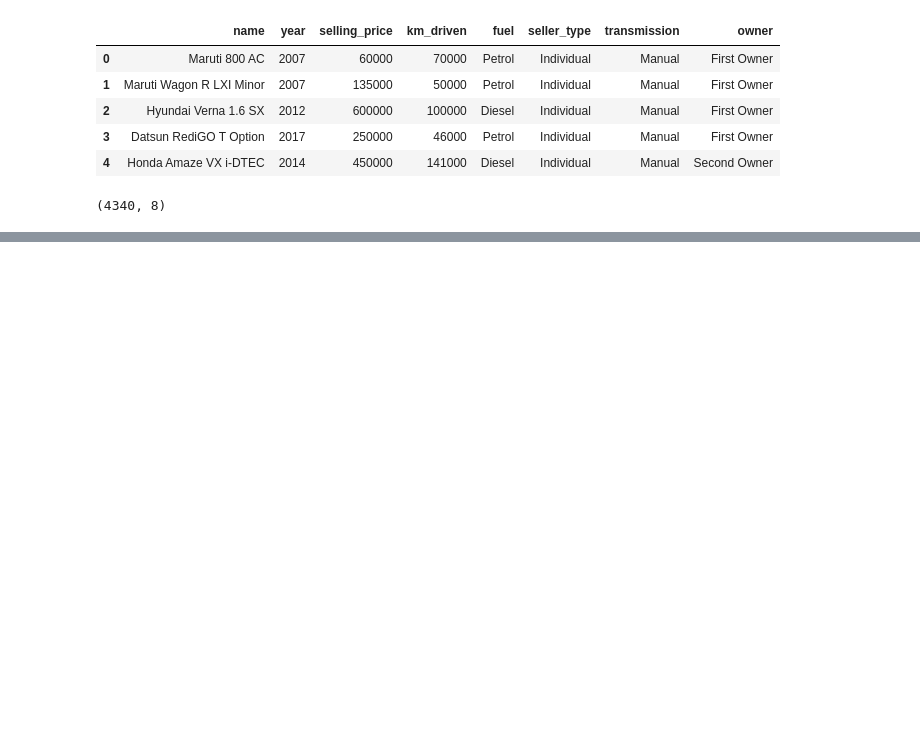
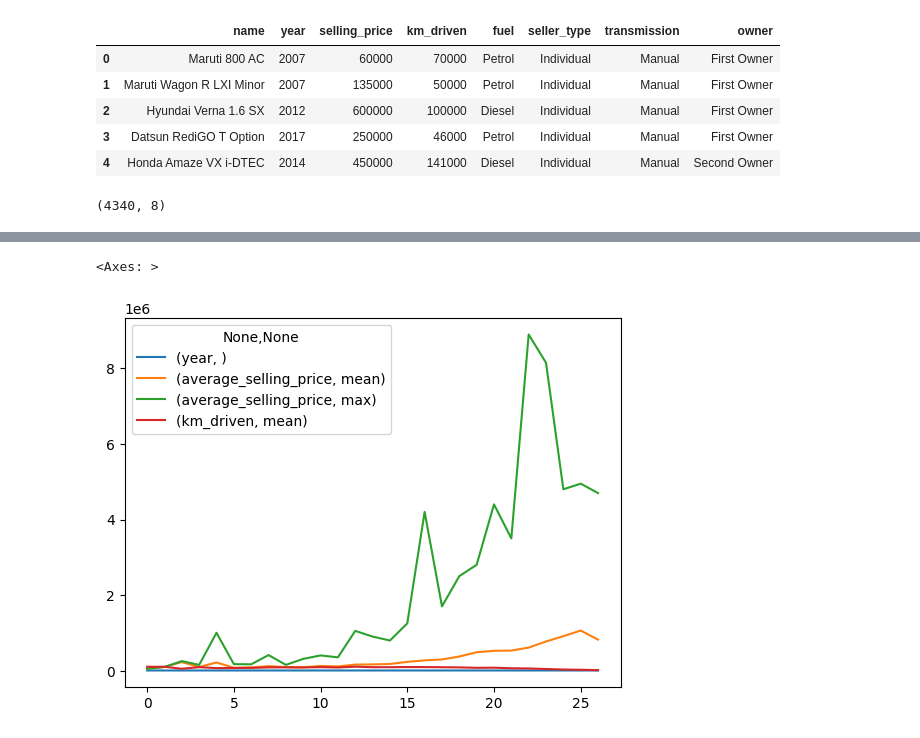
Before and after one commit to ContriBCN/Pontia, a Jupyter notebook: tarea_pandas.ipynb, the cells around one changed output, grey strips where cells are left out. Cells and saved outputs as stored; diff of their text form; code cells hidden in the pictures; blank space fills up the shorter version.

```diff
--- a/tarea_pandas.ipynb
+++ b/tarea_pandas.ipynb
@@ -45,0 +41,7 @@ df.groupby(['year','name']).agg({'selling_price':'min'}).reset_index().sort_valu
+# %%
+df_agg = df.groupby('year').agg({'selling_price':['mean','max'] , 'km_driven':'mean'}).reset_index().sort_values(by = 'year' , ascending = False).rename(columns = {'selling_price':'average_selling_price'})
+
+df_agg.plot()
+# %% [output]
+<Axes: >
+[figure, added]
```
Also changed, not shown: parts of 1 cell of this notebook.
